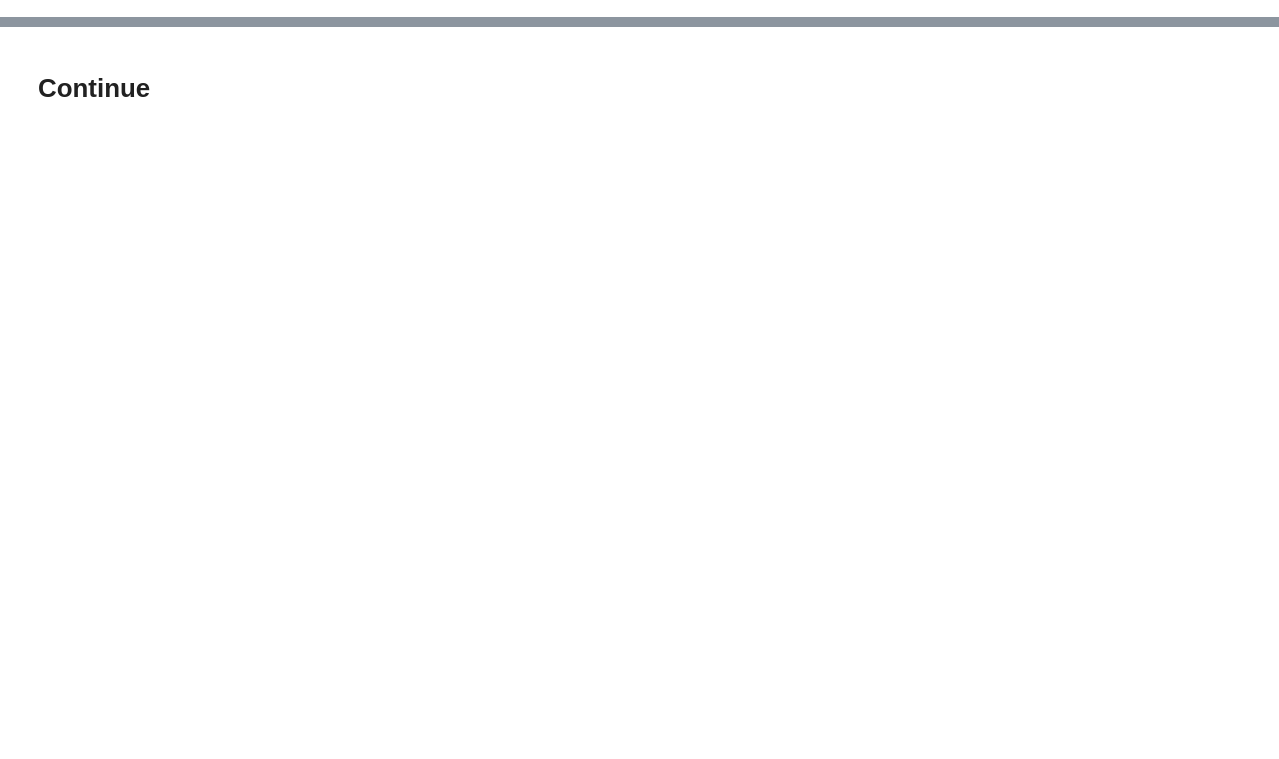
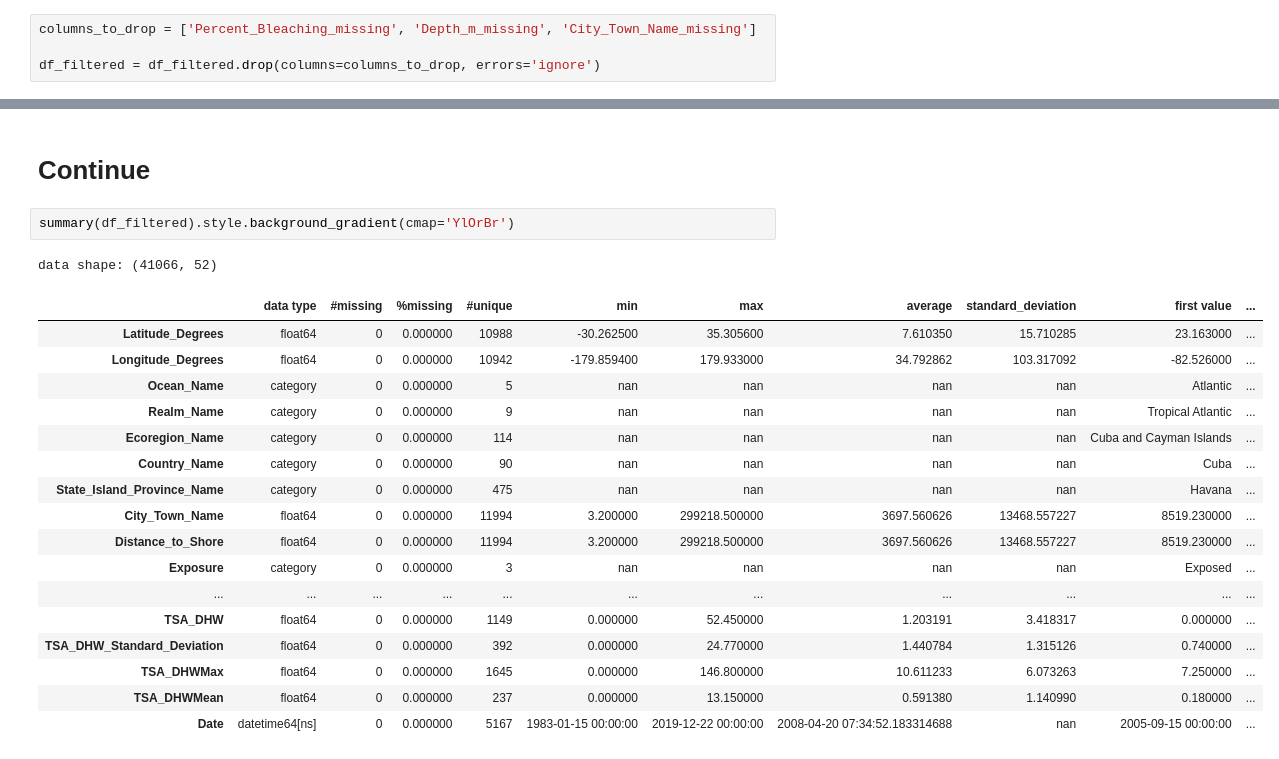
Before and after one commit to xlumzee/Temperature-and-Coral-Bleaching, a Jupyter notebook: notebooks/DataPreprocessing.ipynb, the cells around one changed output, grey strips where cells are left out. Drawn from its saved outputs; the diff is of its cells as text; blank space fills up the shorter version.

```diff
--- a/notebooks/DataPreprocessing.ipynb
+++ b/notebooks/DataPreprocessing.ipynb
@@ -604 +944,5 @@ Date                                        0
 dtype: int64
+# %%
+columns_to_drop = ['Percent_Bleaching_missing', 'Depth_m_missing', 'City_Town_Name_missing']
+
+df_filtered = df_filtered.drop(columns=columns_to_drop, errors='ignore')
@@ -605,2 +965,23 @@ dtype: int64
 # %% [markdown]
 # Continue
+# %%
+summary(df_filtered).style.background_gradient(cmap='YlOrBr')
+# %% [output]
+data shape: (41066, 52)
+|  | data type | #missing | %missing | #unique | min | max | average | standard_deviation | first value | ... |
+| Latitude_Degrees | float64 | 0 | 0.000000 | 10988 | -30.262500 | 35.305600 | 7.610350 | 15.710285 | 23.163000 | ... |
+| Longitude_Degrees | float64 | 0 | 0.000000 | 10942 | -179.859400 | 179.933000 | 34.792862 | 103.317092 | -82.526000 | ... |
+| Ocean_Name | category | 0 | 0.000000 | 5 | nan | nan | nan | nan | Atlantic | ... |
+| Realm_Name | category | 0 | 0.000000 | 9 | nan | nan | nan | nan | Tropical Atlantic | ... |
+| Ecoregion_Name | category | 0 | 0.000000 | 114 | nan | nan | nan | nan | Cuba and Cayman Islands | ... |
+| Country_Name | category | 0 | 0.000000 | 90 | nan | nan | nan | nan | Cuba | ... |
+| State_Island_Province_Name | category | 0 | 0.000000 | 475 | nan | nan | nan | nan | Havana | ... |
+| City_Town_Name | float64 | 0 | 0.000000 | 11994 | 3.200000 | 299218.500000 | 3697.560626 | 13468.557227 | 8519.230000 | ... |
+| Distance_to_Shore | float64 | 0 | 0.000000 | 11994 | 3.200000 | 299218.500000 | 3697.560626 | 13468.557227 | 8519.230000 | ... |
+| Exposure | category | 0 | 0.000000 | 3 | nan | nan | nan | nan | Exposed | ... |
+| ... | ... | ... | ... | ... | ... | ... | ... | ... | ... | ... |
+| TSA_DHW | float64 | 0 | 0.000000 | 1149 | 0.000000 | 52.450000 | 1.203191 | 3.418317 | 0.000000 | ... |
+| TSA_DHW_Standard_Deviation | float64 | 0 | 0.000000 | 392 | 0.000000 | 24.770000 | 1.440784 | 1.315126 | 0.740000 | ... |
+| TSA_DHWMax | float64 | 0 | 0.000000 | 1645 | 0.000000 | 146.800000 | 10.611233 | 6.073263 | 7.250000 | ... |
+| TSA_DHWMean | float64 | 0 | 0.000000 | 237 | 0.000000 | 13.150000 | 0.591380 | 1.140990 | 0.180000 | ... |
+| Date | datetime64[ns] | 0 | 0.000000 | 5167 | 1983-01-15 00:00:00 | 2019-12-22 00:00:00 | 2008-04-20 07:34:52.183314688 | nan | 2005-09-15 00:00:00 | ... |
```
Also changed, not shown: parts of 31 cells of this notebook.
